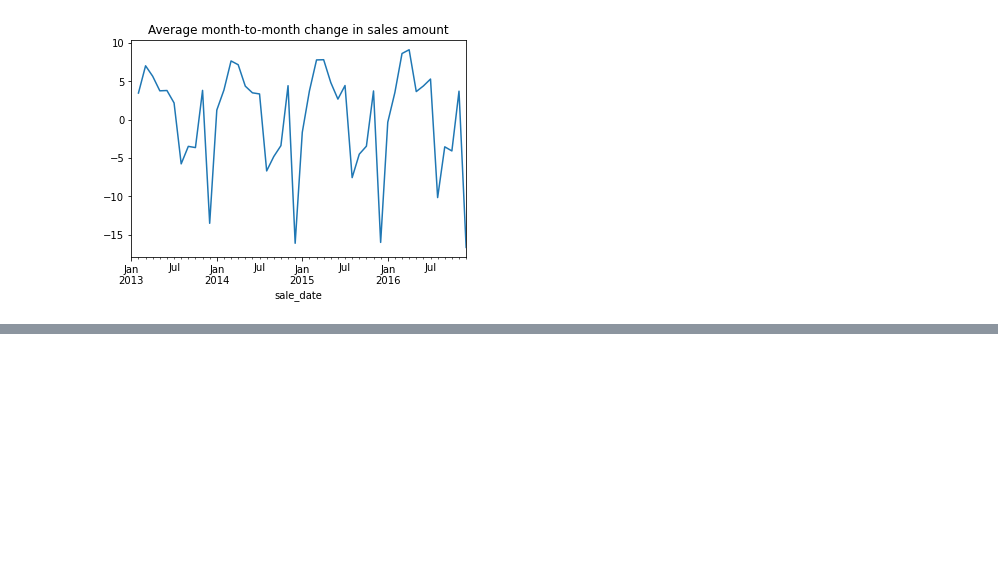
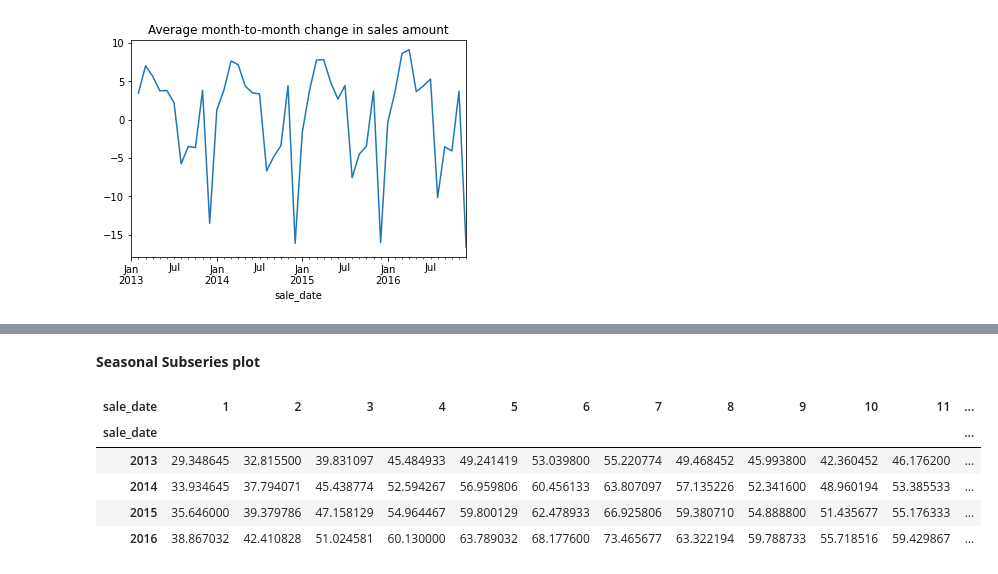
Before and after one commit to KristineCabanela/time-series-exercises, a Jupyter notebook: exploration.ipynb, the cells around one changed output, grey strips where cells are left out. Saved outputs shown, nothing was run; the diff lists cells and outputs as text; code cells hidden in the pictures; blank space fills up the shorter version.

```diff
--- a/exploration.ipynb
+++ b/exploration.ipynb
@@ -204,0 +214,12 @@ y.resample('M').mean().diff().plot(title='Average month-to-month change in sales
+# %% [markdown]
+**Seasonal Subseries plot**
+# %%
+table = y.groupby([y.index.year, y.index.month]).mean().unstack()
+table
+# %% [output]
+| sale_date | 1 | 2 | 3 | 4 | 5 | 6 | 7 | 8 | 9 | 10 | 11 | ... |
+| sale_date |  |  |  |  |  |  |  |  |  |  |  | ... |
+| 2013 | 29.348645 | 32.815500 | 39.831097 | 45.484933 | 49.241419 | 53.039800 | 55.220774 | 49.468452 | 45.993800 | 42.360452 | 46.176200 | ... |
+| 2014 | 33.934645 | 37.794071 | 45.438774 | 52.594267 | 56.959806 | 60.456133 | 63.807097 | 57.135226 | 52.341600 | 48.960194 | 53.385533 | ... |
+| 2015 | 35.646000 | 39.379786 | 47.158129 | 54.964467 | 59.800129 | 62.478933 | 66.925806 | 59.380710 | 54.888800 | 51.435677 | 55.176333 | ... |
+| 2016 | 38.867032 | 42.410828 | 51.024581 | 60.130000 | 63.789032 | 68.177600 | 73.465677 | 63.322194 | 59.788733 | 55.718516 | 59.429867 | ... |
```
Also changed, not shown: parts of 4 cells of this notebook.
